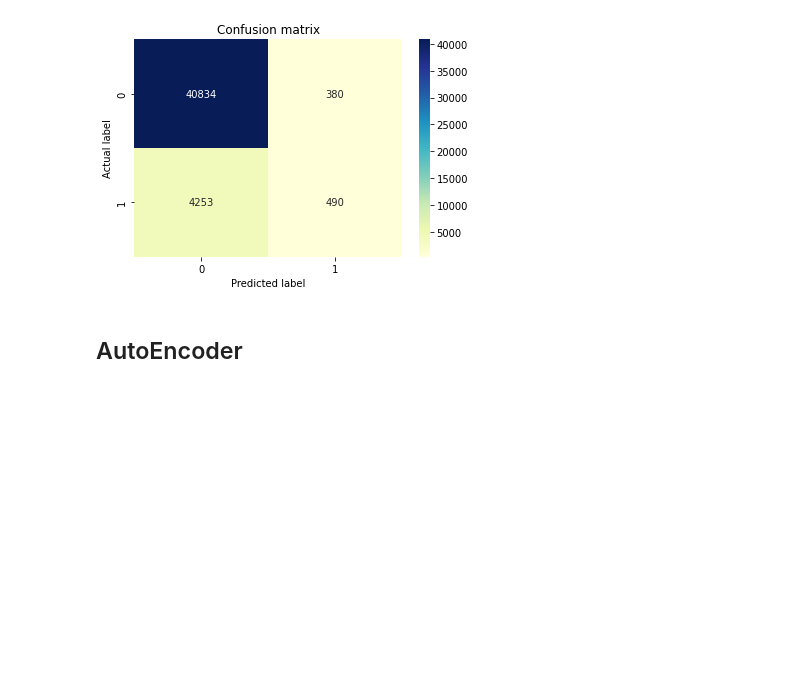
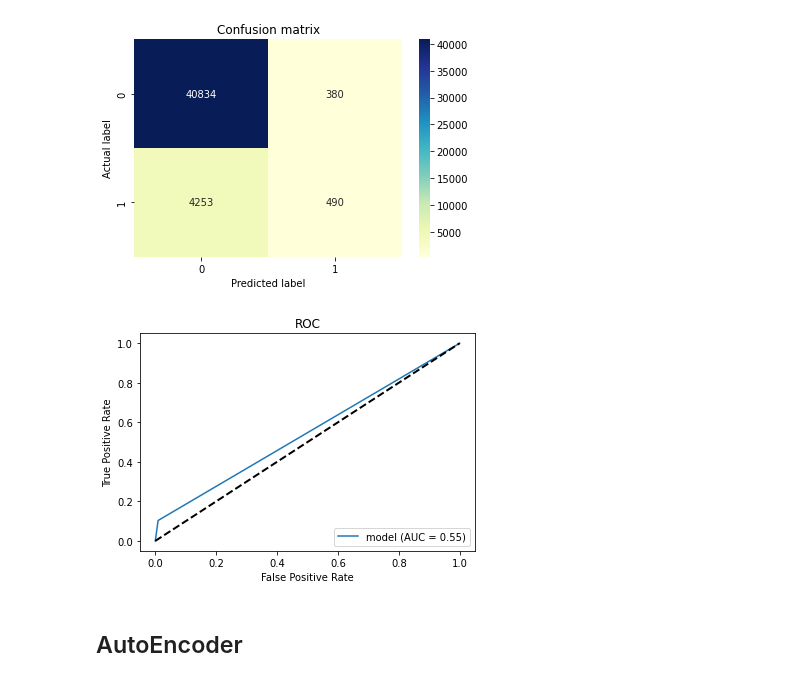
Before and after one commit to ZahraDehghani99/Heart-Disease-Health-Indicators-Dataset, a Jupyter notebook: heart_disease_classification.ipynb, the cells around one changed output. Saved outputs shown, nothing was run; the diff lists cells and outputs as text; code cells hidden in the pictures; blank space fills up the shorter version.

```diff
--- a/heart_disease_classification.ipynb
+++ b/heart_disease_classification.ipynb
@@ -717,6 +718,20 @@ weighted avg       0.87      0.90      0.87     45957
 confusion_matrix(y_actual_test, y_pred_test)
 # %% [output]
 [figure]
+# %%
+def roc_plot(y, y_pred):
+  fpr, tpr, thresholds = metrics.roc_curve(y, y_pred)
+  roc_auc = metrics.auc(fpr, tpr)
+  display = metrics.RocCurveDisplay(fpr=fpr, tpr=tpr, roc_auc=roc_auc,
+                                    estimator_name='model')
+  display.plot()
+  plt.plot([0, 1], [0, 1], "k--", lw=2)
+  plt.title("ROC")
+  plt.show()
+# %%
+roc_plot(y_actual_test, y_pred_test)
+# %% [output]
+[figure, added]
 # %% [markdown]
 ## AutoEncoder
 # %% [markdown]
```
Also changed, not shown: parts of 27 cells of this notebook.
